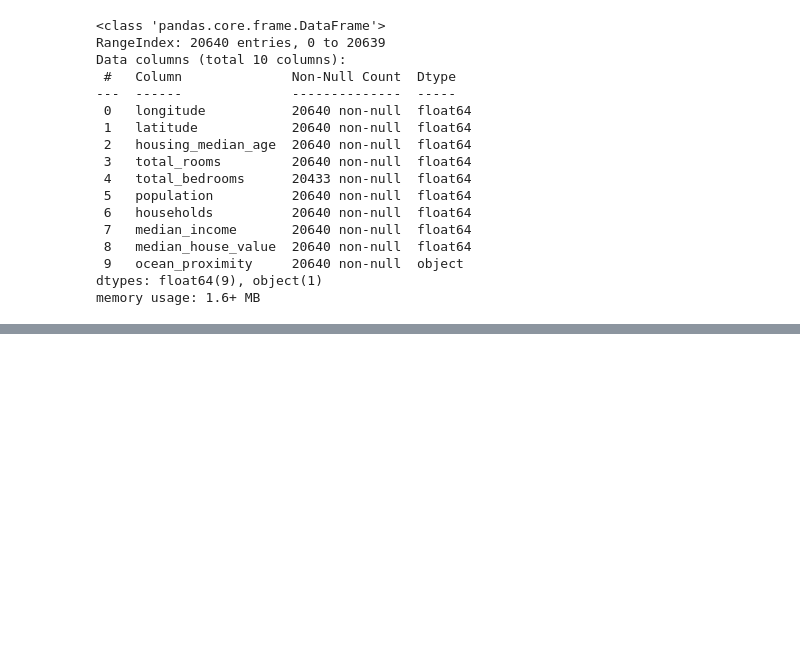
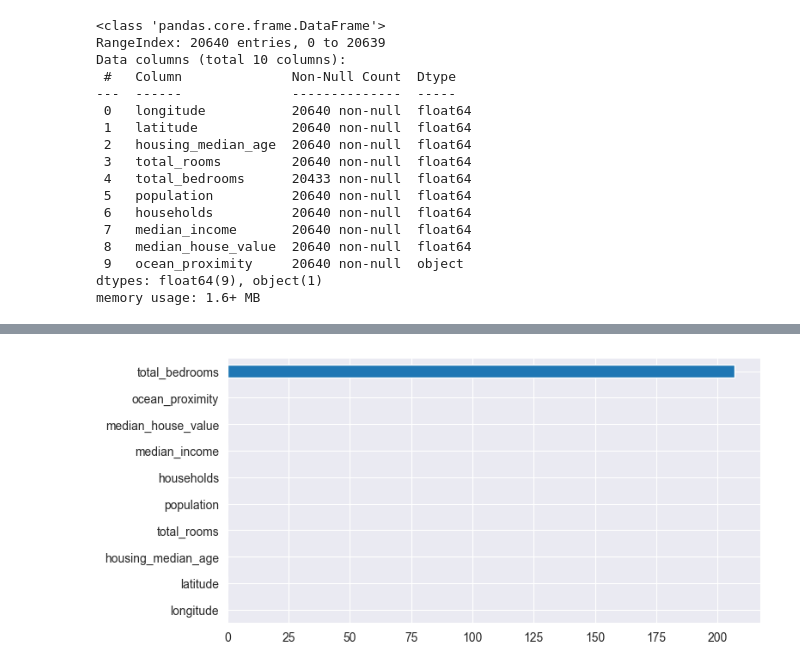
Before and after one commit to eric-sclafani/ml_practice, a Jupyter notebook: 03_Data_analysis_and_preprocessing.ipynb, the cells around one changed output, grey strips where cells are left out. Drawn from its saved outputs; the diff is of its cells as text; code cells hidden in the pictures; blank space fills up the shorter version.

```diff
--- a/03_Data_analysis_and_preprocessing.ipynb
+++ b/03_Data_analysis_and_preprocessing.ipynb
@@ -124,0 +149,5 @@ df.describe() # gives us handy statistics such as mean, std, quartiles, etc. for
+# %%
+df.isna().sum().sort_values(ascending=True).plot(kind='barh',figsize=(8,4)) # makes a barplot of all missing values.
+plt.show()
+# %% [output]
+[figure, added]
```
Also changed, not shown: parts of 15 cells of this notebook, 1 other file.
